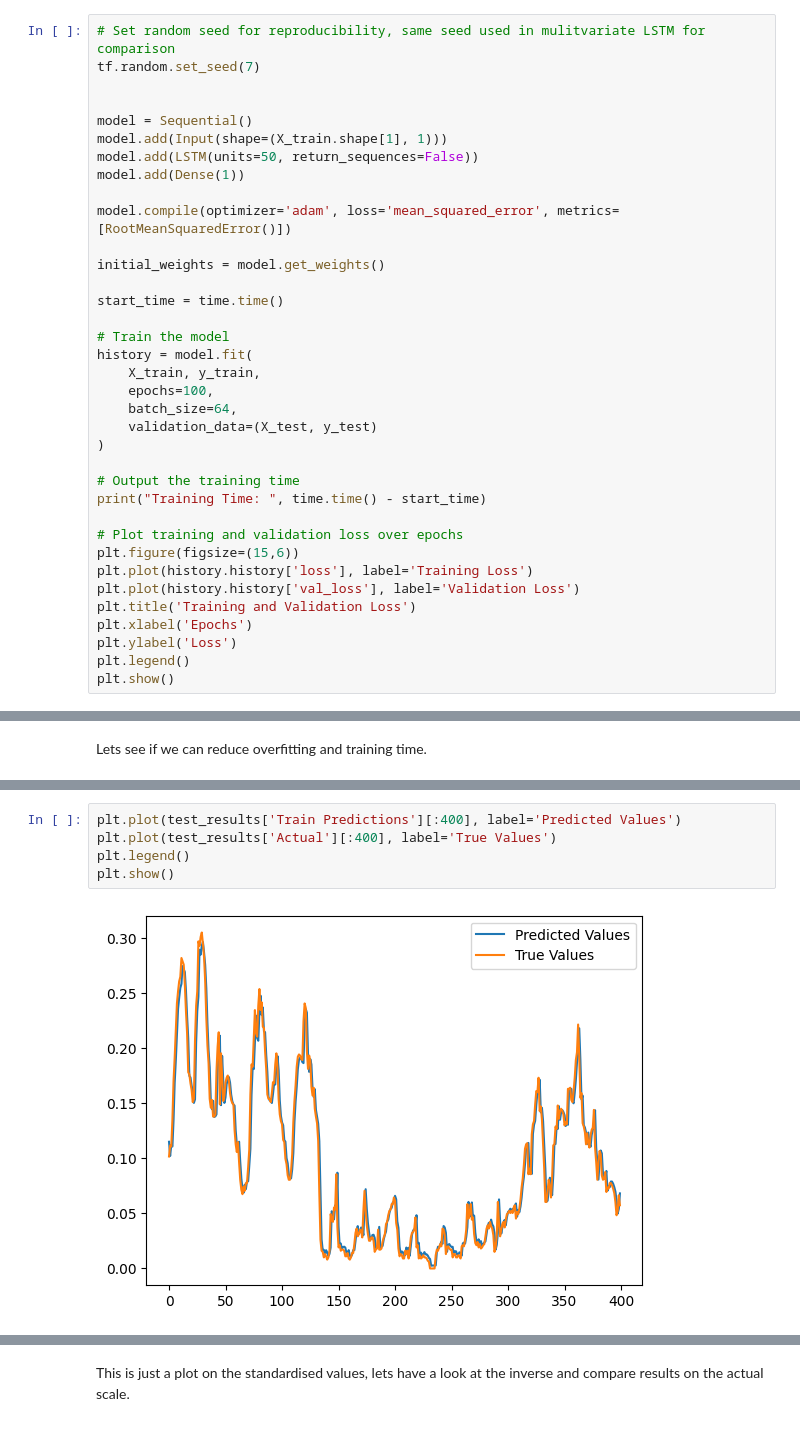
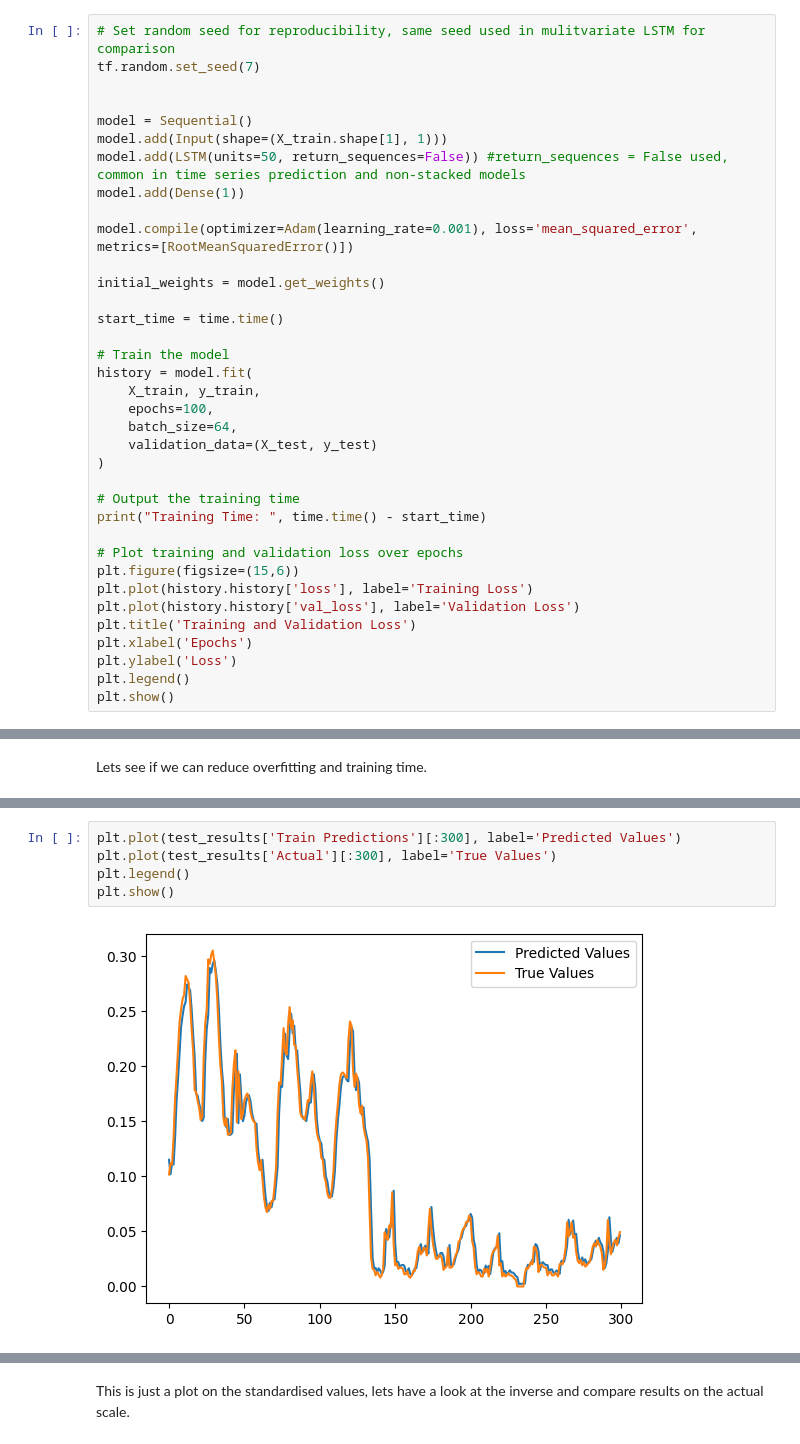
Before and after one commit to djjjones6/Group_Assessment_2, a Jupyter notebook: imran_v/LSTM_model.ipynb, the cells around one changed output, grey strips where cells are left out. Drawn from its saved outputs; the diff is of its cells as text.

Commit message:
final_model

```diff
--- a/imran_v/LSTM_model.ipynb
+++ b/imran_v/LSTM_model.ipynb
@@ -115,10 +113,10 @@ tf.random.set_seed(7)
 
 model = Sequential()
 model.add(Input(shape=(X_train.shape[1], 1)))
-model.add(LSTM(units=50, return_sequences=False))
+model.add(LSTM(units=50, return_sequences=False)) #return_sequences = False used, common in time series prediction and non-stacked models
 model.add(Dense(1))
 
-model.compile(optimizer='adam', loss='mean_squared_error', metrics=[RootMeanSquaredError()])
+model.compile(optimizer=Adam(learning_rate=0.001), loss='mean_squared_error', metrics=[RootMeanSquaredError()])
 
 initial_weights = model.get_weights()
 
@@ -253,12 +237,12 @@ print(test_results)
 
 [4370 rows x 2 columns]
 # %%
-plt.plot(test_results['Train Predictions'][:400], label='Predicted Values')
-plt.plot(test_results['Actual'][:400], label='True Values')
+plt.plot(test_results['Train Predictions'][:300], label='Predicted Values')
+plt.plot(test_results['Actual'][:300], label='True Values')
 plt.legend()
 plt.show()
 # %% [output]
-[figure, old version]
+[figure, new version]
 # %%
 rmse = sqrt(mse(y_test, test_predictions))
 print('Test RMSE: %.5f' % rmse)
```
Also changed, not shown: parts of 26 cells of this notebook.
